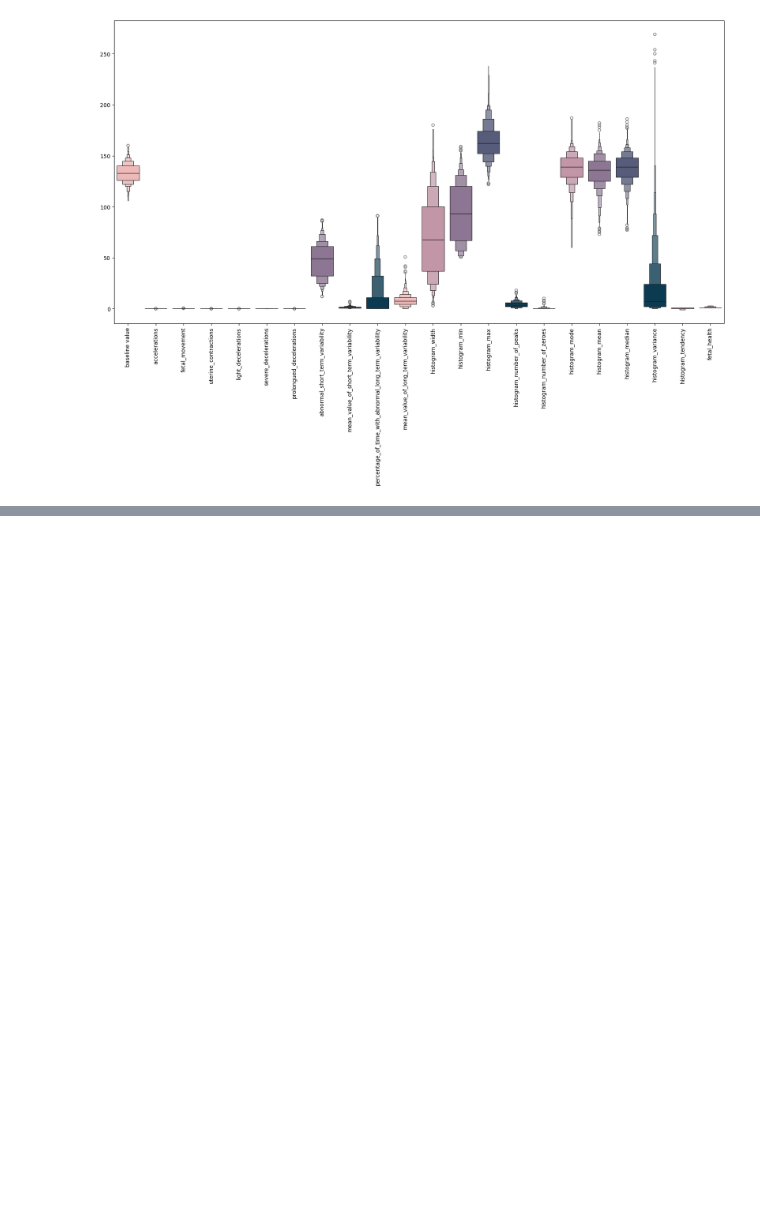
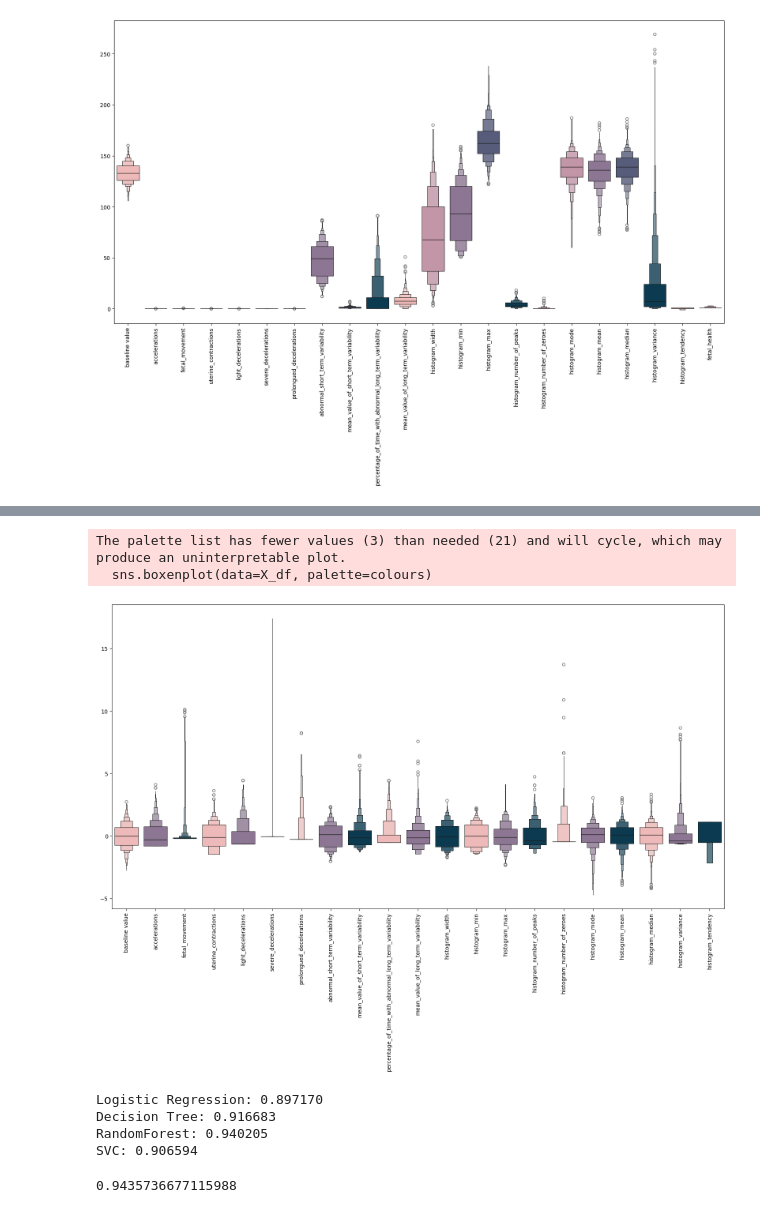
Before and after one commit to IsaacArredondo/fetal_health_classification, a Jupyter notebook: main.ipynb, the cells around one changed output, grey strips where cells are left out. Drawn from its saved outputs; the diff is of its cells as text; code cells hidden in the pictures; blank space fills up the shorter version.

Commit message:
model's selection and evaluation

```diff
--- a/main.ipynb
+++ b/main.ipynb
@@ -163,0 +166,11 @@ The palette list has fewer values (5) than needed (22) and will cycle, which may
+# %%
+# assigning values to features as X and target as y
+X= df.drop(["fetal_health"], axis=1)
+y=df["fetal_health"]
+
+# Set up a standard scaler for the features
+col_names = list(X.columns)
+s_scaler = preprocessing.StandardScaler()
+X_df = s_scaler.fit_transform(X)
+X_df = pd.DataFrame(X_df, columns=col_names)
+X_df.describe().T
@@ -163,0 +195,10 @@ The palette list has fewer values (5) than needed (22) and will cycle, which may
+# %%
+# looking at the scaled features
+plt.figure(figsize=(20, 10))
+sns.boxenplot(data=X_df, palette=colours)
+plt.xticks(rotation=90)
+plt.show()
+# %% [output]
+The palette list has fewer values (3) than needed (21) and will cycle, which may produce an uninterpretable plot.
+  sns.boxenplot(data=X_df, palette=colours)
+[figure, added]
@@ -163,0 +208,39 @@ The palette list has fewer values (5) than needed (22) and will cycle, which may
+# %%
+# A quick model selection process
+#pipelines of models (it is short was to fit and pred)
+pipeline_lr=Pipeline([('lr_classifier', LogisticRegression(random_state=42))])
+
+pipeline_dt=Pipeline([('dt_classifier', DecisionTreeClassifier(random_state=42))])
+
+pipeline_rf=Pipeline([('rf_classifier', RandomForestClassifier())])
+
+pipeline_svc=Pipeline([('sv_classifier', SVC())])
+
+# List of all the pipelines
+pipelines = [pipeline_lr, pipeline_dt, pipeline_rf, pipeline_svc]
+
+# Dictionary of pipelines and classifier types for ease of reference
+pipe_dict = {0: 'Logistic Regression', 1: 'Decision Tree', 2: 'RandomForest', 3: 'SVC'}
+
+# Fit the pipelines
+for pipe in pipelines:
+    pipe.fit(X_train, y_train)
+
+# cross validation on accuracy
+cv_results_accuracy = []
+for i, model in enumerate(pipelines):
+    cv_score = cross_val_score(model, X_train, y_train, cv=10)
+    cv_results_accuracy.append(cv_score)
+    print("%s: %f " % (pipe_dict[i], cv_score.mean()))
+# %% [output]
+Logistic Regression: 0.897170
+Decision Tree: 0.916683
+RandomForest: 0.940205
+SVC: 0.906594
+# %%
+# taking look at the test set
+pred_rfc = pipeline_rf.predict(X_test)
+accuracy = accuracy_score(y_test, pred_rfc)
+print(accuracy)
+# %% [output]
+0.9435736677115988
```
Also changed, not shown: parts of 8 cells of this notebook.
